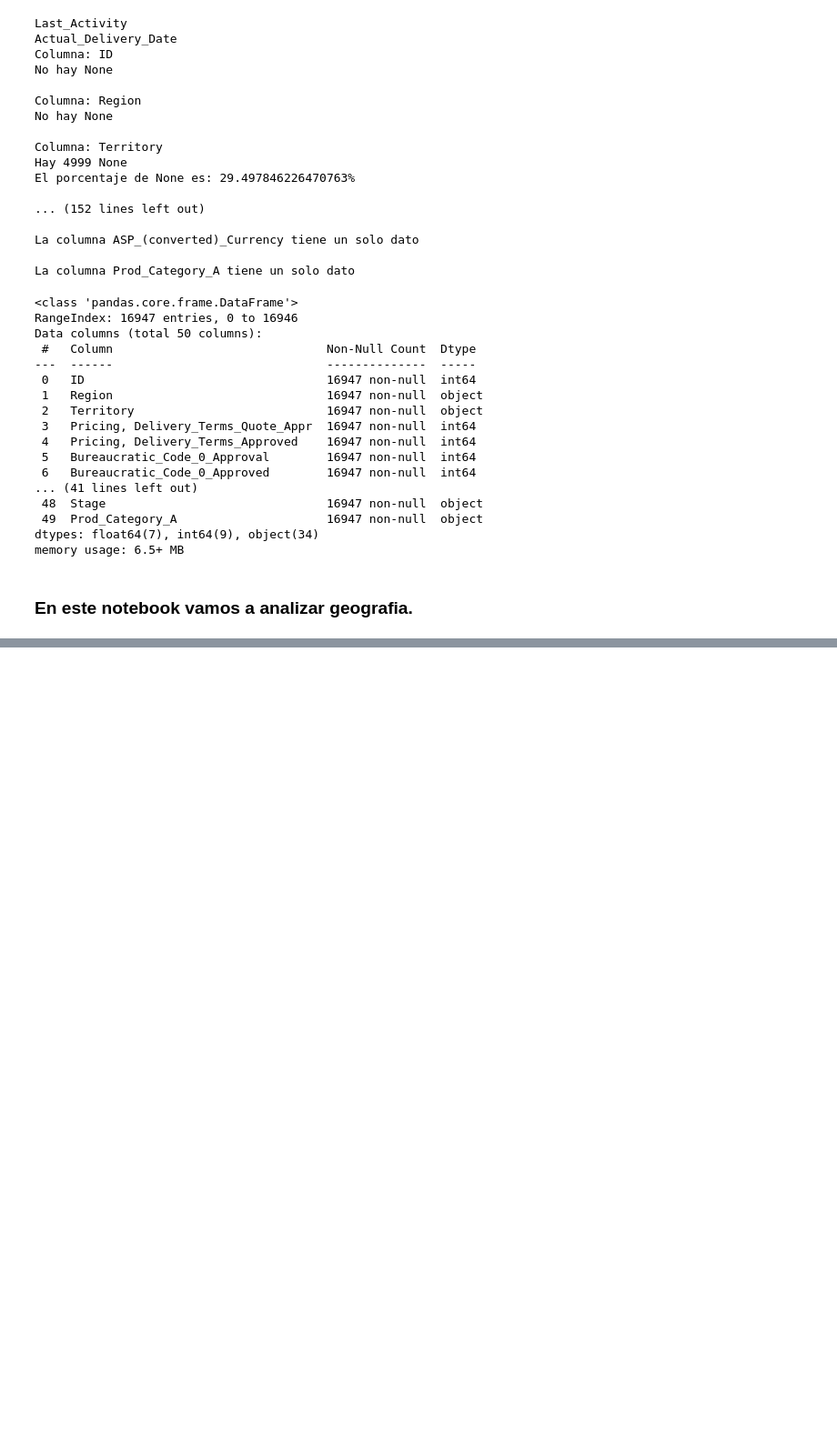
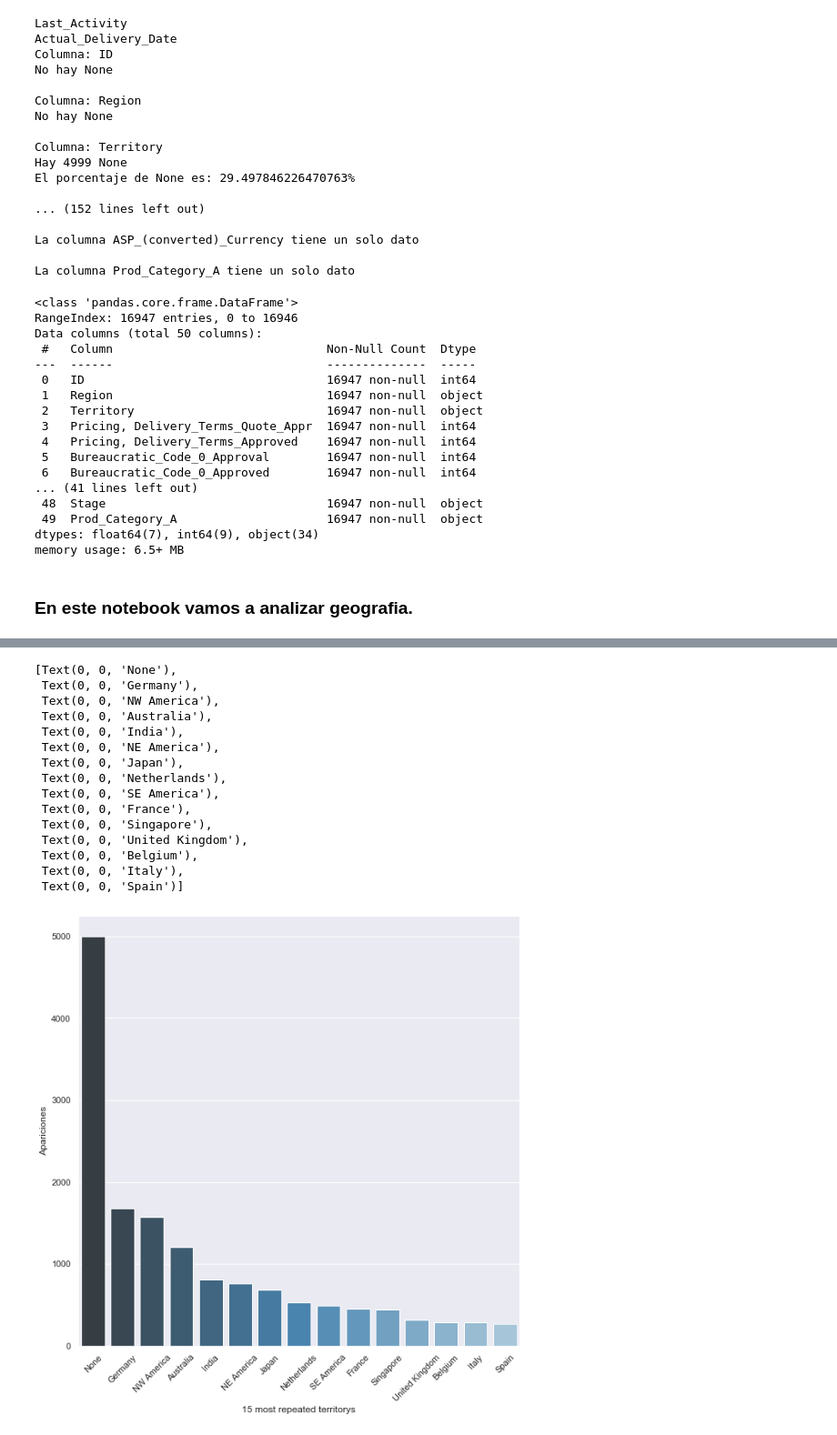
Before and after one commit to RiedelNicolas/75.06-2C2020-TP1, a Jupyter notebook: AnalisisGeografico.ipynb, the cells around one changed output, grey strips where cells are left out. Shown at 91% size. Saved outputs shown, nothing was run; the diff lists cells and outputs as text; code cells hidden in the pictures; blank space fills up the shorter version.

Commit message:
agrego relacion entre territorios none y validos

```diff
--- a/AnalisisGeografico.ipynb
+++ b/AnalisisGeografico.ipynb
@@ -95,0 +112,24 @@ KeyError: 'region'
+# %%
+territorios = datos['Territory'].value_counts().head(15)
+
+ax = sns.barplot(x=territorios.index, y=territorios.values,
+                 palette="Blues_d")
+ax.set(xlabel='15 most repeated territories', ylabel='Apariciones')
+ax.set_xticklabels(ax.get_xticklabels(), rotation=45)
+# %% [output]
+[Text(0, 0, 'None'),
+ Text(0, 0, 'Germany'),
+ Text(0, 0, 'NW America'),
+ Text(0, 0, 'Australia'),
+ Text(0, 0, 'India'),
+ Text(0, 0, 'NE America'),
+ Text(0, 0, 'Japan'),
+ Text(0, 0, 'Netherlands'),
+ Text(0, 0, 'SE America'),
+ Text(0, 0, 'France'),
+ Text(0, 0, 'Singapore'),
+ Text(0, 0, 'United Kingdom'),
+ Text(0, 0, 'Belgium'),
+ Text(0, 0, 'Italy'),
+ Text(0, 0, 'Spain')]
+[figure, added]
```
Also changed, not shown: parts of 9 cells of this notebook.
